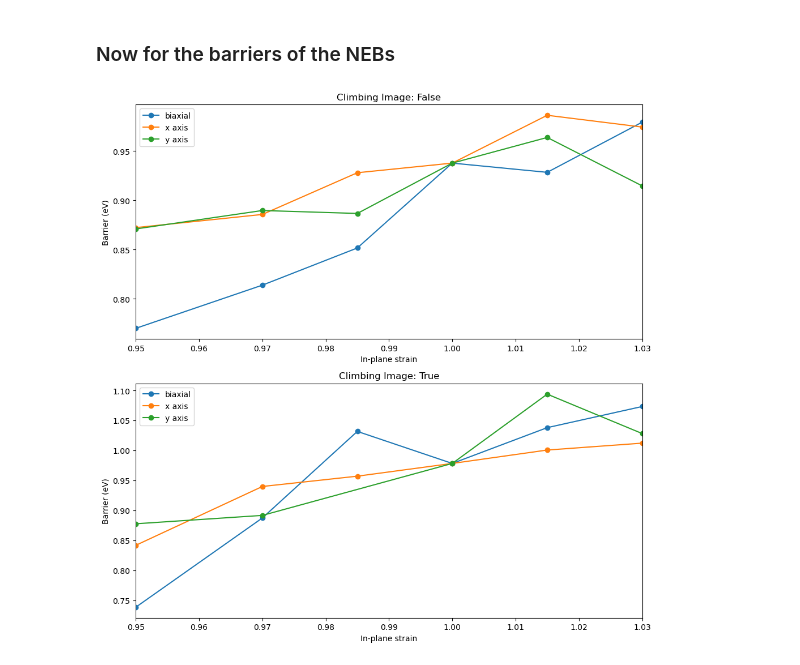
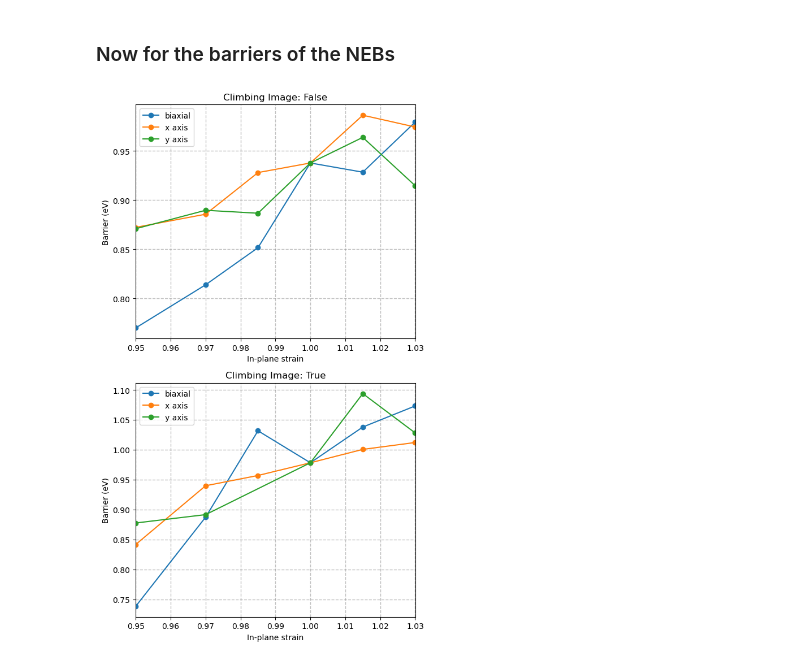
Before and after one commit to armmorin/strained, a Jupyter notebook: notebook.ipynb, the cells around one changed output. Saved outputs shown, nothing was run; the diff lists cells and outputs as text; code cells hidden in the pictures.

```diff
--- a/notebook.ipynb
+++ b/notebook.ipynb
@@ -758,7 +774,7 @@ data = data.sort_values(by='in_plane')
 data = data[data['mask']!='equil']
 
 # Create a figure
-fig, ax = plt.subplots(len(dopants), 1, figsize=(10, 10))
+fig, ax = plt.subplots(len(dopants), 1, figsize=(6, 10))
 
 xlims = [0.95, 1.03]
 
@@ -775,10 +791,11 @@ for dopant in dopants:
         mask_data = dopant_data[dopant_data['mask']==mask]
         min_energy = mask_data['energy'].min()
         ax[dopant-1].plot(mask_data['in_plane'], 1000*(mask_data['energy'] - min_energy)/mask_data['natoms'], label=names_dict[mask], marker='o')
+    ax[dopant-1].grid(True, linestyle='--', alpha=0.5, linewidth=1, color='gray')
     ax[dopant-1].set_xlim(xlims)
     ax[dopant-1].set_title(f'Dopant {dopant}')
     ax[dopant-1].set_xlabel('In-plane strain')
-    ax[dopant-1].set_ylabel('Energy per atom (meV/Å^3)')
+    ax[dopant-1].set_ylabel('Energy per atom (meV/atom)')
     ax[dopant-1].legend()
 plt.tight_layout()
 plt.savefig('strained_perovskite_energies.png')
@@ -813,32 +830,33 @@ for barrier_type in barrier_types:
 data = data.sort_values(by=['in_plane','mask', 'climb'])
 
 # Drop the 'equil' mask data
 data = data[data['mask']!='equil']
 data.to_csv('strained_perovskite_barrier_2.csv', index=False)
 
 # Create a figure
-fig, ax = plt.subplots(len(barrier_types), 1, figsize=(10, 10))
+fig, ax = plt.subplots(len(barrier_types), 1, figsize=(6, 10))
 
 names_dict = {'x_axis': 'x axis', 'y_axis': 'y axis', 'biaxial': 'biaxial'}
 
 xlims = [0.95, 1.03]
 
 # There are two types of NEB calculations, those that are climbing image and those that are not. We will plot the barriers for each of these types
 for i, barrier_type in enumerate(barrier_types):
     # Get the unique mask values
     barrier_type_data = data[data['climb']==barrier_type]
     masks = barrier_type_data['mask'].unique()
     # Get the equilibrium energy
     for mask in masks:
         mask_data = barrier_type_data[barrier_type_data['mask']==mask]
         ax[i].plot(mask_data['in_plane'], mask_data['barrier'], label=names_dict[mask], marker='o')
+    ax[i].grid(True, linestyle='--', alpha=0.5, linewidth=1, color='gray')
     ax[i].set_xlim(xlims)
     ax[i].set_title(f'Climbing Image: {barrier_type}')
     ax[i].set_xlabel('In-plane strain')
     ax[i].set_ylabel('Barrier (eV)')
     ax[i].legend()
 plt.tight_layout()
 plt.savefig('strained_barriers.png')
 plt.show()
 # %% [output]
-[figure, old version]
+[figure, new version]
```
Also changed, not shown: parts of 4 cells of this notebook, 4 other files.
